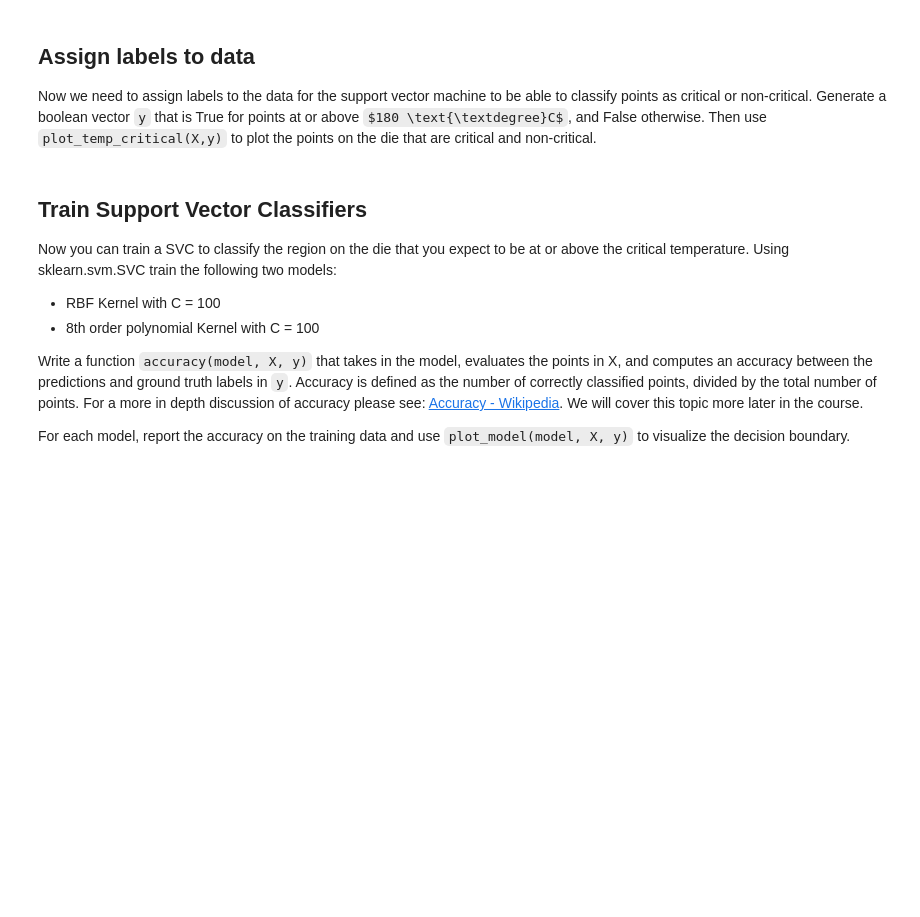
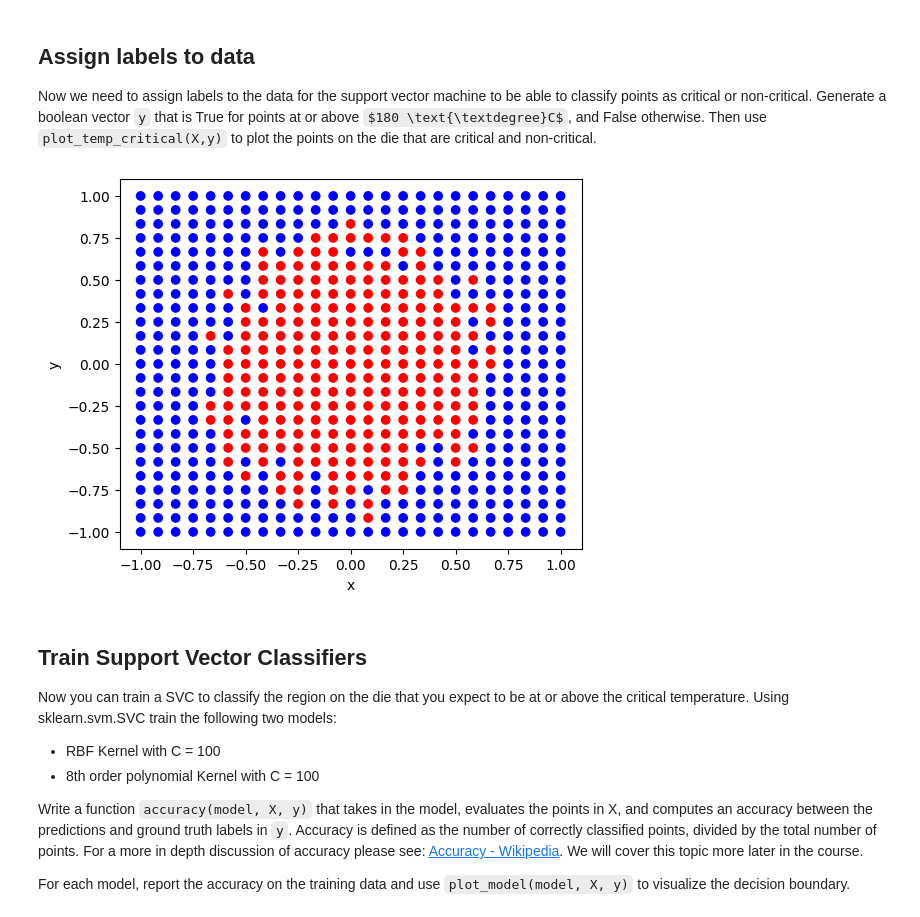
Before and after one commit to judson35/AI-ML, a Jupyter notebook: HW4/M4-HW2.ipynb, the cells around one changed output. Saved outputs shown, nothing was run; the diff lists cells and outputs as text; code cells hidden in the pictures; some formulas as TeX source; blank space fills up the shorter version.

```diff
--- a/HW4/M4-HW2.ipynb
+++ b/HW4/M4-HW2.ipynb
@@ -103,3 +101,7 @@ Then visualize the data with `plot_temp_profile(X,T)`
+# %%
+data = np.load("data/cputemp.npy")
+X = data[:,0:2]
+T = data[:,2]
 # %% [markdown]
 ## Assign labels to data
 
@@ -109,3 +109,8 @@ Now we need to assign labels to the data for the support vector machine to be ab
+# %%
+y = T >= 180
+plot_temp_critical(X,y)
+# %% [output]
+[figure, added]
 # %% [markdown]
 ## Train Support Vector Classifiers
 
```
Also changed, not shown: parts of 7 cells of this notebook, 19 other files.
